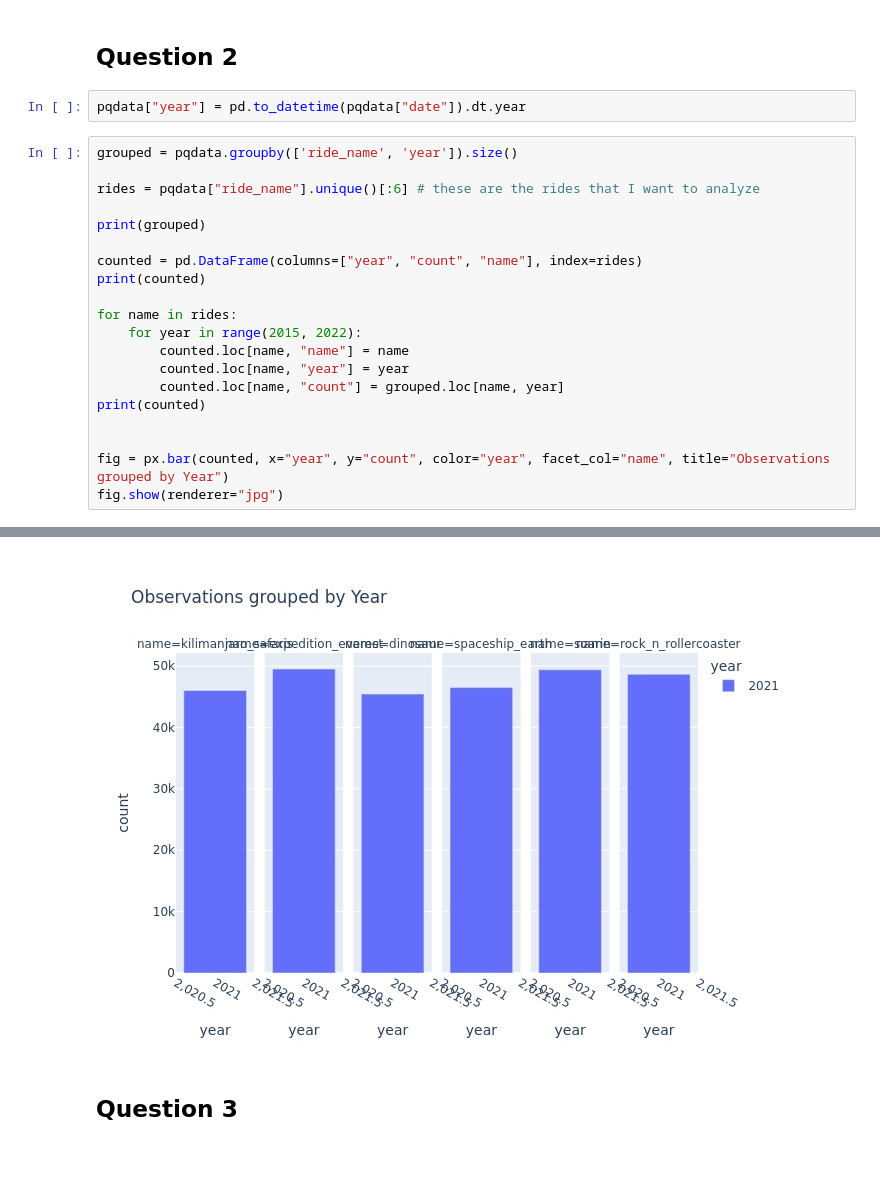
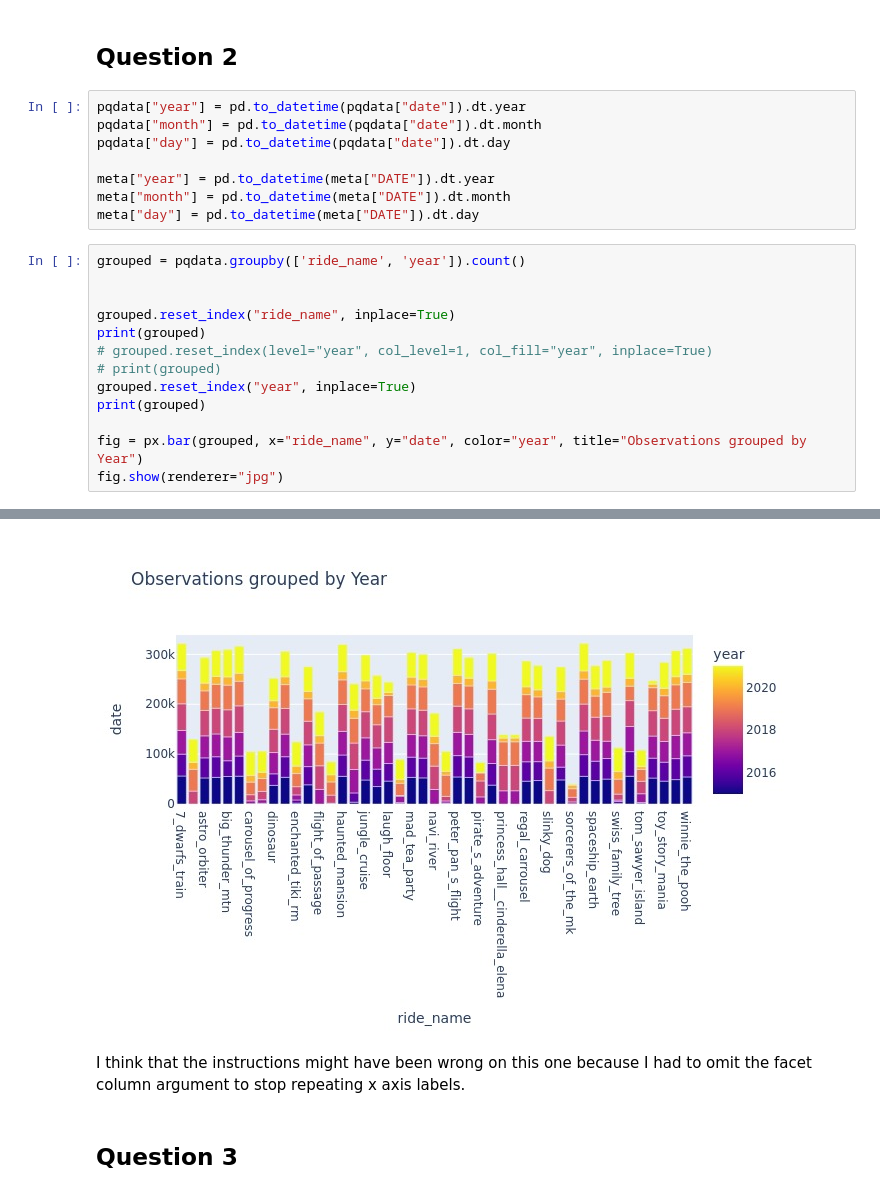
Before and after one commit to dwijenchawra/tdm202, a Jupyter notebook: project8/dwijen-chawra-project8.ipynb, the cells around one changed output, grey strips where cells are left out. Saved outputs shown, nothing was run; the diff lists cells and outputs as text; blank space fills up the shorter version.

```diff
--- a/project8/dwijen-chawra-project8.ipynb
+++ b/project8/dwijen-chawra-project8.ipynb
@@ -48,24 +51,23 @@ pqdata desc--------------------------
 ## Question 2
 # %%
 pqdata["year"] = pd.to_datetime(pqdata["date"]).dt.year
+pqdata["month"] = pd.to_datetime(pqdata["date"]).dt.month
+pqdata["day"] = pd.to_datetime(pqdata["date"]).dt.day
+
+meta["year"] = pd.to_datetime(meta["DATE"]).dt.year
+meta["month"] = pd.to_datetime(meta["DATE"]).dt.month
+meta["day"] = pd.to_datetime(meta["DATE"]).dt.day
 # %%
-grouped = pqdata.groupby(['ride_name', 'year']).size()
+grouped = pqdata.groupby(['ride_name', 'year']).count()
 
-rides = pqdata["ride_name"].unique()[:6] # these are the rides that I want to analyze
 
+grouped.reset_index("ride_name", inplace=True)
+print(grouped)
+# grouped.reset_index(level="year", col_level=1, col_fill="year", inplace=True)
+# print(grouped)
+grouped.reset_index("year", inplace=True)
 print(grouped)
 
-counted = pd.DataFrame(columns=["year", "count", "name"], index=rides)
-print(counted)
-
-for name in rides:
-    for year in range(2015, 2022):
-        counted.loc[name, "name"] = name
-        counted.loc[name, "year"] = year
-        counted.loc[name, "count"] = grouped.loc[name, year]
-print(counted)
-
-
-fig = px.bar(counted, x="year", y="count", color="year", facet_col="name", title="Observations grouped by Year")
+fig = px.bar(grouped, x="ride_name", y="date", color="year", title="Observations grouped by Year")
 fig.show(renderer="jpg")
 # %% [output]
@@ -89,3 +91,5 @@ rock_n_rollercoaster  2021  48650  rock_n_rollercoaster
-[figure, old version]
+[figure, new version]
+# %% [markdown]
+I think that the instructions might have been wrong on this one because I had to omit the facet column argument to stop repeating x axis labels.
 # %% [markdown]
 ## Question 3
```
Also changed, not shown: parts of 4 cells of this notebook, 4 other files.
